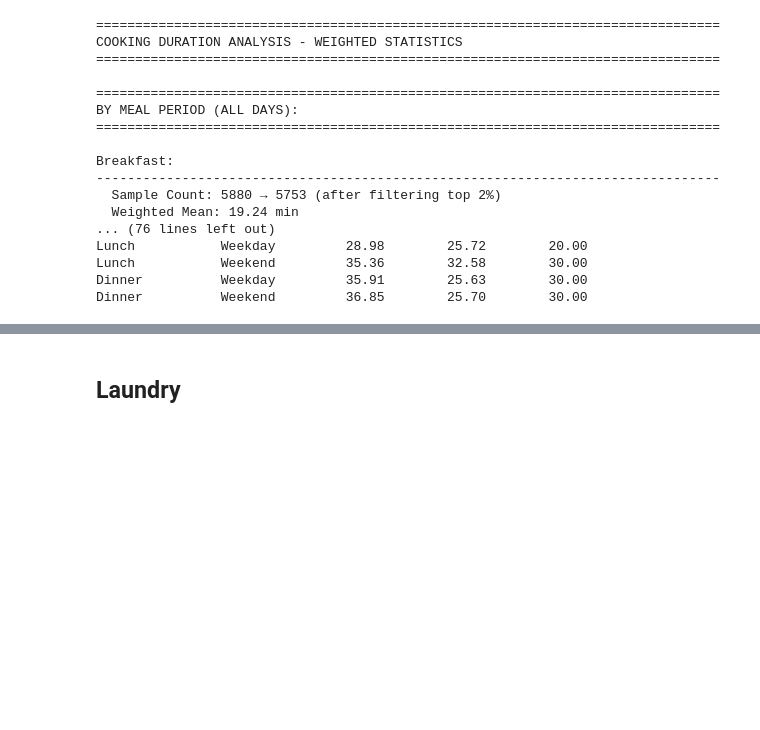
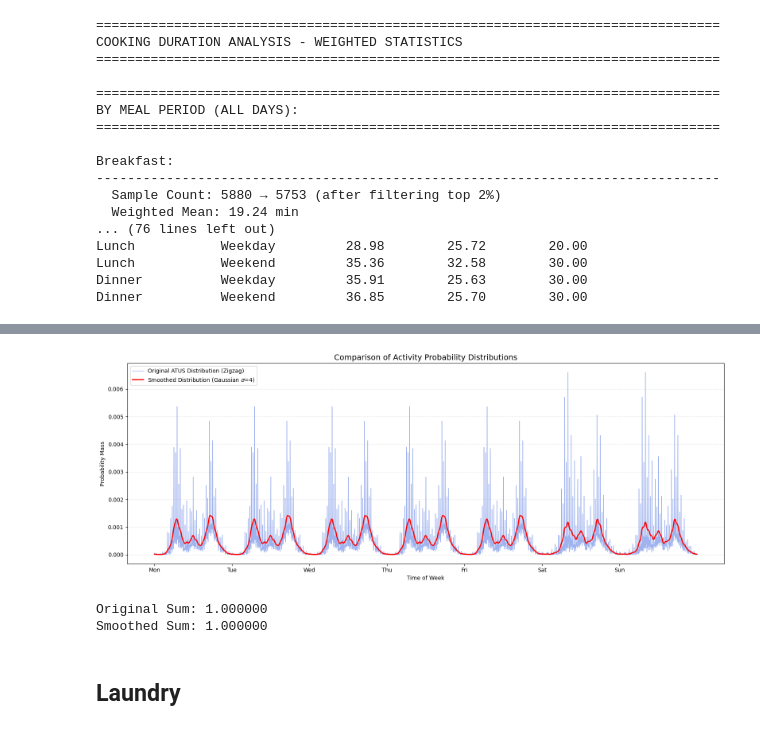
Before and after one commit to AmberJiayuSu/OBGeneration, a Jupyter notebook: equipmentPower/proc.ipynb, the cells around one changed output, grey strips where cells are left out. Drawn from its saved outputs; the diff is of its cells as text; code cells hidden in the pictures; blank space fills up the shorter version.

Commit message:
Apply Smoothing to Avoid Spikes for Init Prob

```diff
--- a/equipmentPower/proc.ipynb
+++ b/equipmentPower/proc.ipynb
@@ -298,3 +287,72 @@ Total Sum of Probabilities: 1.000000 (Should be 1.0)
+# %%
+
+
+# ---------------------------------------------------------
+# 1. APPLY GAUSSIAN SMOOTHING
+# ---------------------------------------------------------
+
+sigma_value = 4
+
+final_week_pdf['prob_smoothed'] = gaussian_filter1d(
+    final_week_pdf['probability'],
+    sigma=sigma_value,
+    mode='wrap'
+)
+
+# ---------------------------------------------------------
+# 2. PLOTTING THE COMPARISON
+# ---------------------------------------------------------
+plt.figure(figsize=(16, 6))
+
+# Plot the original zigzag data
+plt.plot(
+    final_week_pdf.index,
+    final_week_pdf['probability'],
+    label='Original ATUS Distribution (Zigzag)',
+    color='royalblue',
+    alpha=0.5,
+    linewidth=1
+)
+
+# Plot the smoothed KDE-like curve
+plt.plot(
+    final_week_pdf.index,
+    final_week_pdf['prob_smoothed'],
+    label=f'Smoothed Distribution (Gaussian $\sigma$={sigma_value})',
+    color='red',
+    linewidth=2
+)
+
+# Formatting the X-Axis to show Day Names
+# There are 288 bins per day (1440 / 5)
+bins_per_day = 1440 // bin_size
+day_ticks = [i * bins_per_day for i in range(7)]
+day_labels = ['Mon', 'Tue', 'Wed', 'Thu', 'Fri', 'Sat', 'Sun']
+
+plt.xticks(day_ticks, day_labels)
+plt.title('Comparison of Activity Probability Distributions', fontsize=14)
+plt.xlabel('Time of Week')
+plt.ylabel('Probability Mass')
+plt.legend()
+plt.grid(axis='y', linestyle='--', alpha=0.3)
+
+plt.tight_layout()
+plt.show()
+
+# ---------------------------------------------------------
+# 3. VERIFICATION
+# ---------------------------------------------------------
+original_sum = final_week_pdf['probability'].sum()
+smoothed_sum = final_week_pdf['prob_smoothed'].sum()
+
+print(f"Original Sum: {original_sum:.6f}")
+print(f"Smoothed Sum: {smoothed_sum:.6f}")
+
+final_week_pdf.to_csv(f"../data/activity_initial_probability/cooking_start_time_{bin_size}min_bins.csv", index=False)
+# %% [output]
+[figure, added]
+Original Sum: 1.000000
+Smoothed Sum: 1.000000
 # %% [markdown]
 ## Laundry
 # %%
```
Also changed, not shown: parts of 9 cells of this notebook, 3 other files.
